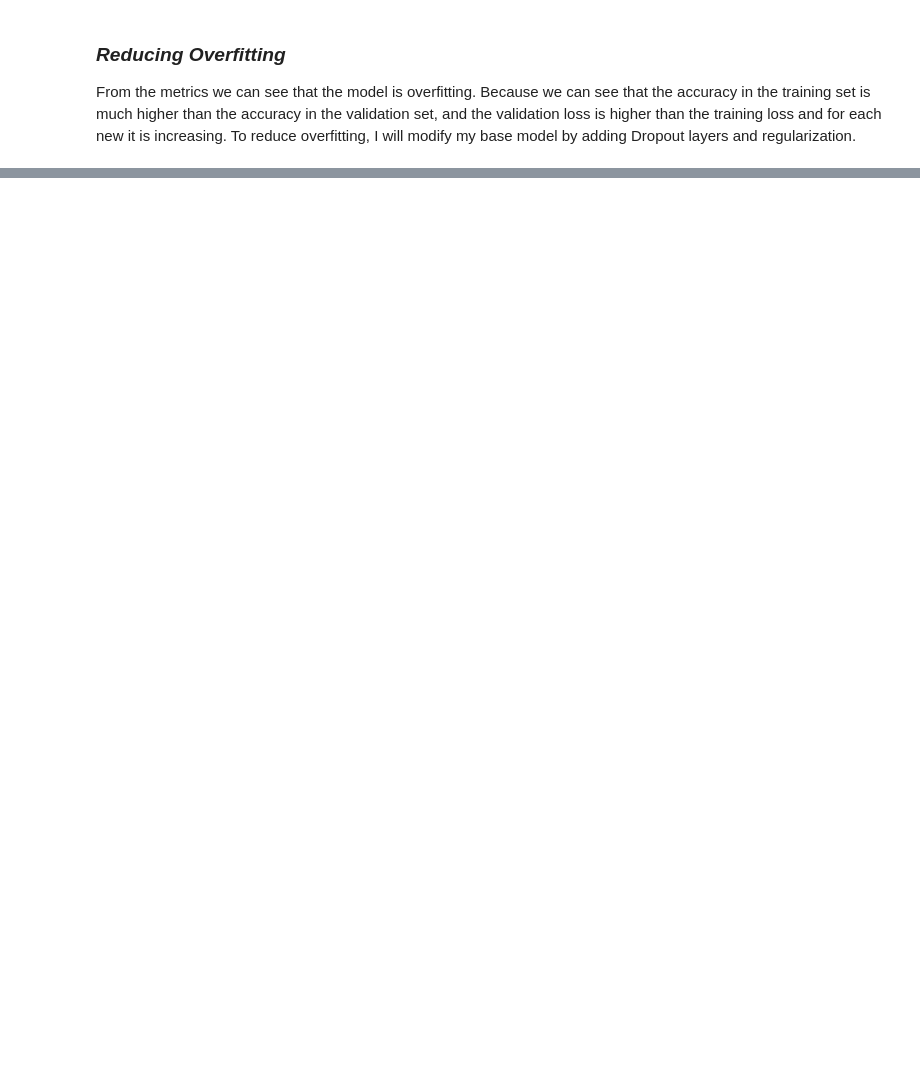
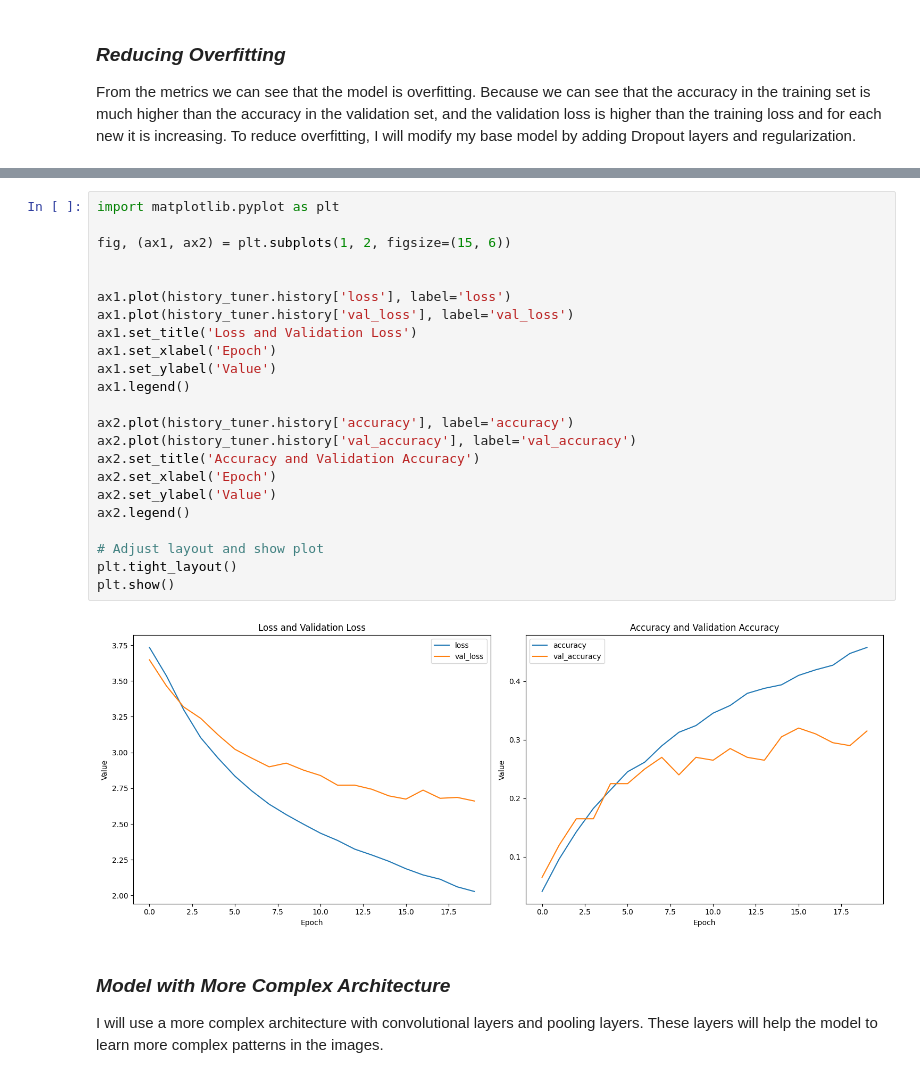
Before and after one commit to CristianPerafan/ai-notebooks, a Jupyter notebook: birds-classification.ipynb, the cells around one changed output, grey strips where cells are left out. Drawn from its saved outputs; the diff is of its cells as text; blank space fills up the shorter version.

```diff
--- a/birds-classification.ipynb
+++ b/birds-classification.ipynb
@@ -378,0 +531,29 @@ plt.show()
+# %%
+import matplotlib.pyplot as plt
+
+fig, (ax1, ax2) = plt.subplots(1, 2, figsize=(15, 6))
+
+
+ax1.plot(history_tuner.history['loss'], label='loss')
+ax1.plot(history_tuner.history['val_loss'], label='val_loss')
+ax1.set_title('Loss and Validation Loss')
+ax1.set_xlabel('Epoch')
+ax1.set_ylabel('Value')
+ax1.legend()
+
+ax2.plot(history_tuner.history['accuracy'], label='accuracy')
+ax2.plot(history_tuner.history['val_accuracy'], label='val_accuracy')
+ax2.set_title('Accuracy and Validation Accuracy')
+ax2.set_xlabel('Epoch')
+ax2.set_ylabel('Value')
+ax2.legend()
+
+# Adjust layout and show plot
+plt.tight_layout()
+plt.show()
+# %% [output]
+[figure, added]
+# %% [markdown]
+### *Model with More Complex Architecture*
+
+I will use a more complex architecture with convolutional layers and pooling layers. These layers will help the model to learn more complex patterns in the images.
```
Also changed, not shown: parts of 24 cells of this notebook, 1 other file.
